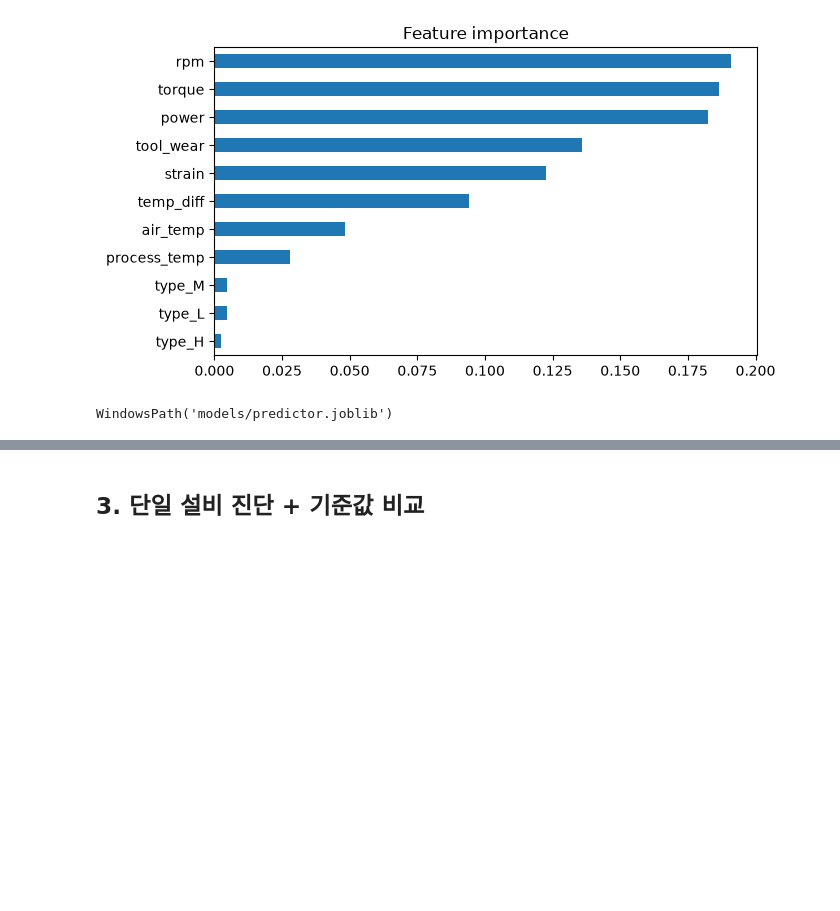
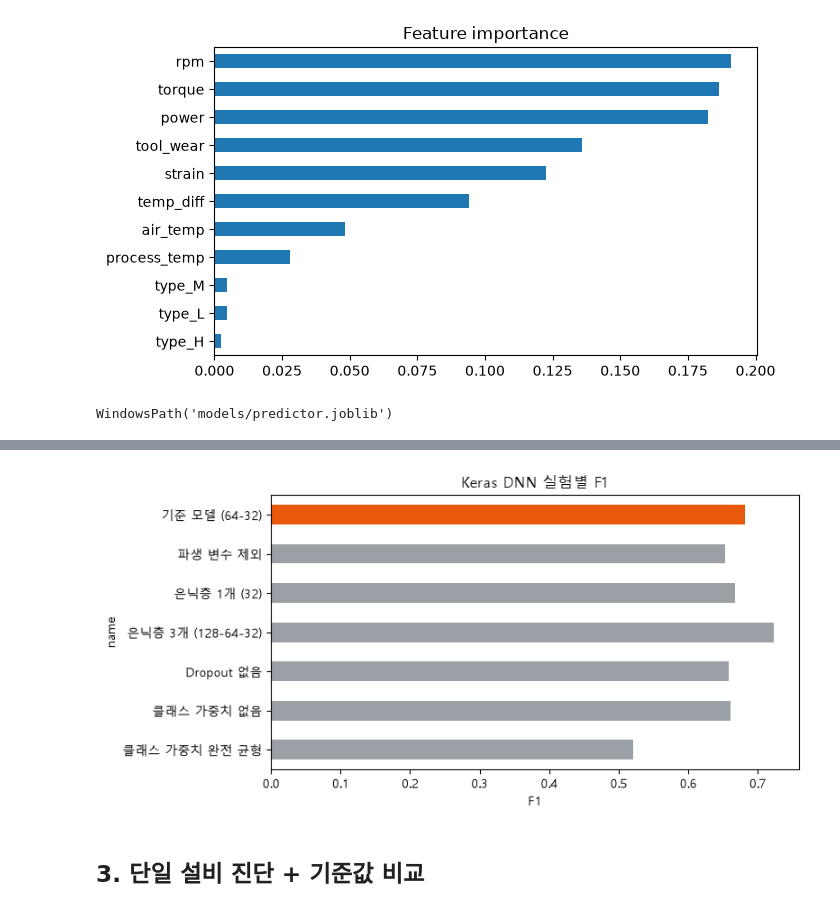
Before and after one commit to yzihun0123/predictive-maintenance-llm, a Jupyter notebook: main.ipynb, the cells around one changed output, grey strips where cells are left out. Saved outputs shown, nothing was run; the diff lists cells and outputs as text; code cells hidden in the pictures; blank space fills up the shorter version.

```diff
--- a/main.ipynb
+++ b/main.ipynb
@@ -112,0 +121,10 @@ WindowsPath('models/predictor.joblib')
+# %%
+import pandas as pd
+import matplotlib.pyplot as plt
+from src.data_loader import AI4IDataLoader
+from src.dl_experiment import DLExperiment
+
+X_train, X_test, y_train, y_test, _, _ = AI4IDataLoader().split()
+exp = DLExperiment()
+exp_df = pd.DataFrame(exp.run(X_train, X_test, y_train, y_test)).set_index("name")
+exp_df.round(3)
@@ -113,3 +148,13 @@ WindowsPath('models/predictor.joblib')
+# %%
+plt.rcParams["font.family"] = "Malgun Gothic"  # Colab에서는 한글 글꼴 설치 필요
+plt.rcParams["axes.unicode_minus"] = False
+exp_df["f1"].iloc[::-1].plot.barh(figsize=(8, 4), color=["#9AA0A6"] * (len(exp_df) - 1) + ["#E8590C"],
+                                  title="Keras DNN 실험별 F1")
+plt.xlabel("F1")
+plt.tight_layout()
+plt.show()
+# %% [output]
+[figure, added]
 # %% [markdown]
 ## 3. 단일 설비 진단 + 기준값 비교
 # %%
```
Also changed, not shown: parts of 3 cells of this notebook, 7 other files.
